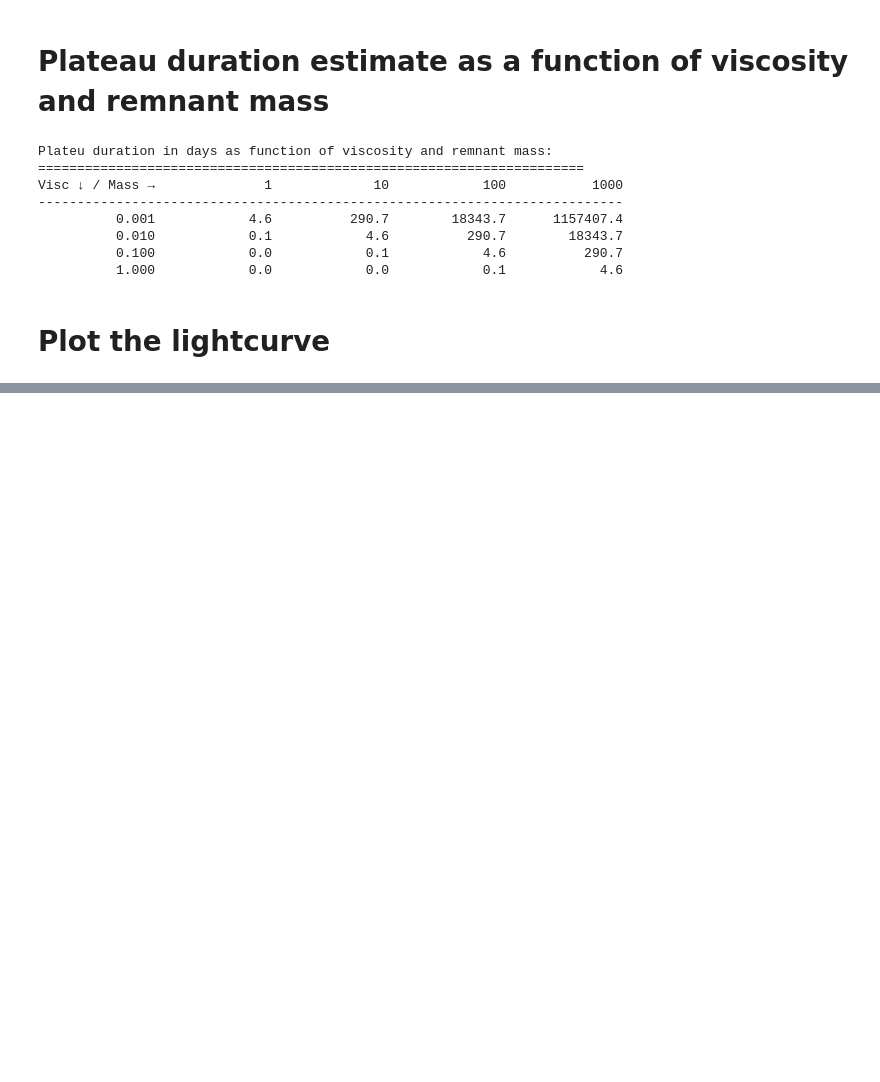
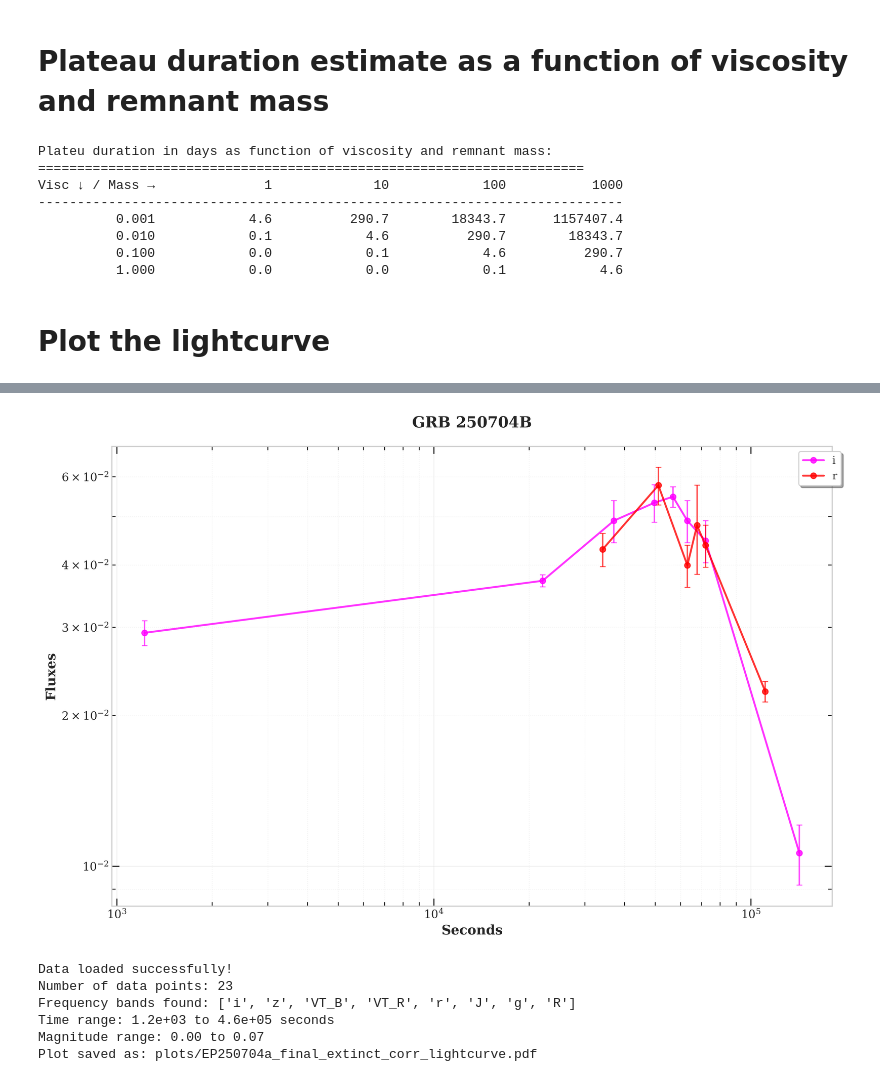
Before and after one commit to skp80286/grb_investigation, a Jupyter notebook: grb250704b.ipynb, the cells around one changed output, grey strips where cells are left out. Saved outputs shown, nothing was run; the diff lists cells and outputs as text; code cells hidden in the pictures; blank space fills up the shorter version.

```diff
--- a/grb250704b.ipynb
+++ b/grb250704b.ipynb
@@ -155,0 +154,24 @@ Plot saved as: data/GRB 250704B - lightcurve_lightcurve.png
+# %%
+import grb_lightcurve_plot as grbplot
+import importlib
+importlib.reload(grbplot)
+grbplot.plot_lightcurve(
+    title='GRB 250704B',
+    csv_filename='data/EP250704a_final_extinct_corr.csv',
+    x_col='Seconds',
+    y_col='Fluxes',
+    error_col='FluxErrs',
+    frequency_col='Filt',
+    fit_spline=False,
+    invert_y=False,
+    selected_bands=['r','i'],
+    yscale='log',
+)
+# %% [output]
+[figure, added]
+Data loaded successfully!
+Number of data points: 23
+Frequency bands found: ['i', 'z', 'VT_B', 'VT_R', 'r', 'J', 'g', 'R']
+Time range: 1.2e+03 to 4.6e+05 seconds
+Magnitude range: 0.00 to 0.07
+Plot saved as: plots/EP250704a_final_extinct_corr_lightcurve.pdf
```
Also changed, not shown: parts of 3 cells of this notebook, 7 other files.
